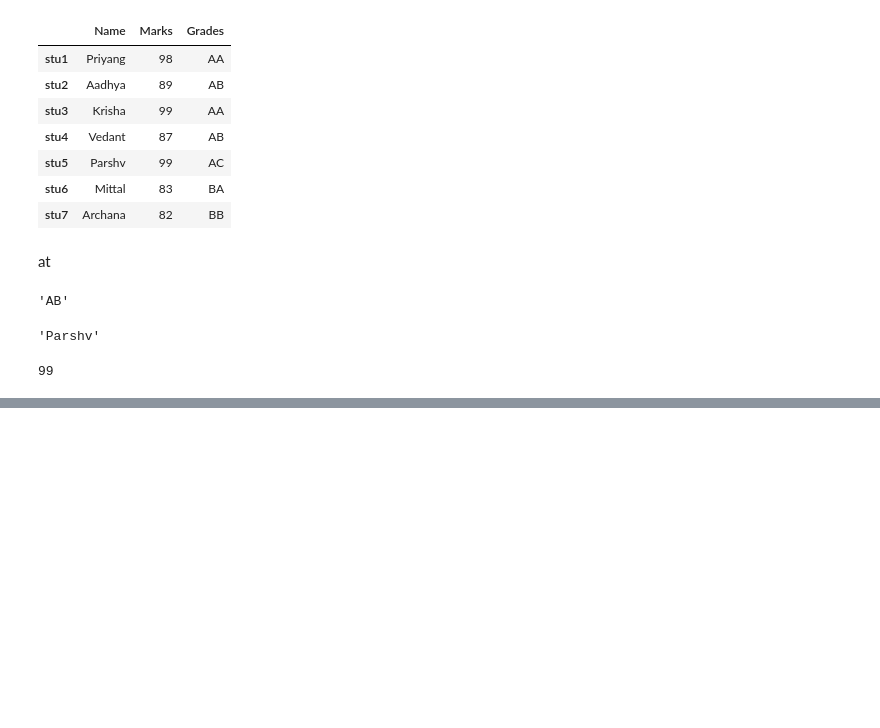
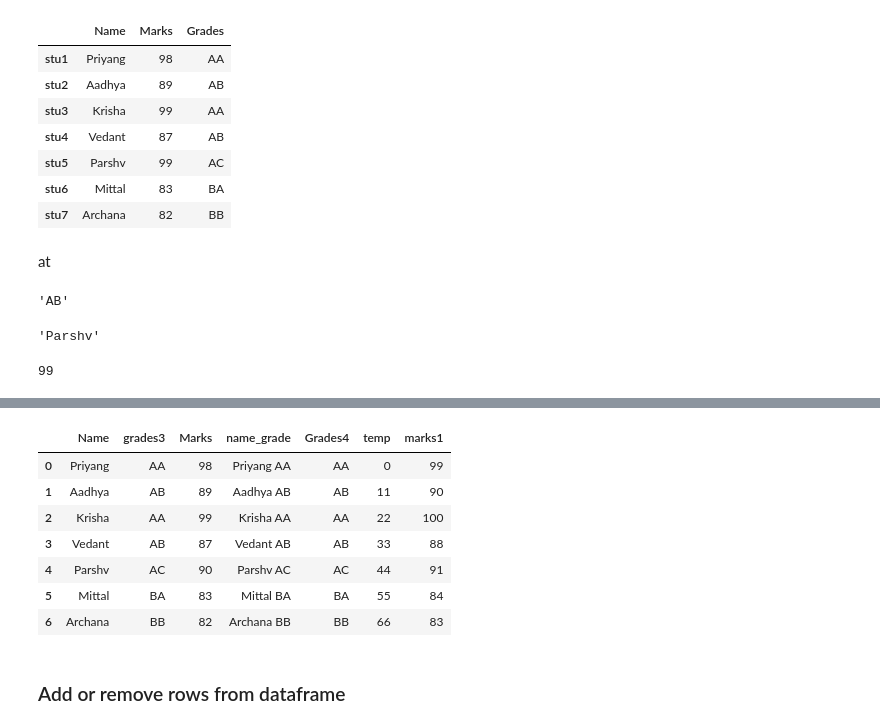
Before and after one commit to AseemGupta39/data_analytics_with_python, a Jupyter notebook: main.ipynb, the cells around one changed output, grey strips where cells are left out. Drawn from its saved outputs; the diff is of its cells as text; code cells hidden in the pictures; blank space fills up the shorter version.

```diff
--- a/main.ipynb
+++ b/main.ipynb
@@ -677,0 +873,8 @@ df_from_dict3.at['stu5','Marks']
+# %%
+ser_for_df = pd.Series(["AA","AB","AA","AB","AC","BA","BB"])
+dict_for_df5 ={'Name':['Priyang','Aadhya','Krisha','Vedant','Parshv',
+                'Mittal','Archana'],
+                'Marks':[98,89,99,87,90,83,82]}
+
+df_from_dict5 = pd.DataFrame(dict_for_df5)
+df_from_dict5
@@ -677,0 +930,9 @@ df_from_dict3.at['stu5','Marks']
+# %%
+dict_for_df6 ={'Name':['Priyang','Aadhya','Krisha','Vedant','Parshv',
+                'Mittal','Archana'],
+                'Marks':[98,89,99,87,90,83,82]}
+df_from_dict6 = pd.DataFrame(dict_for_df6)
+df_from_dict6.insert(1,'grades3',ser_for_df)
+df_from_dict6['name_grade'] = df_from_dict6['Name']+" "+df_from_dict6['grades3']
+
+df_from_dict6
@@ -677,0 +948,4 @@ df_from_dict3.at['stu5','Marks']
+# %%
+ser_for_df1 = [11*i for i in range(len(ser_for_df))]
+df_from_df = df_from_dict6.assign(Grades4 = ser_for_df,temp=ser_for_df1)
+df_from_df
@@ -677,0 +961,15 @@ df_from_dict3.at['stu5','Marks']
+# %%
+df_from_df.assign(marks1=lambda x:x['Marks']+1)
+#### or
+df_from_df.assign(marks1=df_from_df['Marks']+1)
+# %% [output]
+|  | Name | grades3 | Marks | name_grade | Grades4 | temp | marks1 |
+| 0 | Priyang | AA | 98 | Priyang AA | AA | 0 | 99 |
+| 1 | Aadhya | AB | 89 | Aadhya AB | AB | 11 | 90 |
+| 2 | Krisha | AA | 99 | Krisha AA | AA | 22 | 100 |
+| 3 | Vedant | AB | 87 | Vedant AB | AB | 33 | 88 |
+| 4 | Parshv | AC | 90 | Parshv AC | AC | 44 | 91 |
+| 5 | Mittal | BA | 83 | Mittal BA | BA | 55 | 84 |
+| 6 | Archana | BB | 82 | Archana BB | BB | 66 | 83 |
+# %% [markdown]
+### Add or remove rows from dataframe
```
Also changed, not shown: parts of 55 cells of this notebook, 1 other file.
